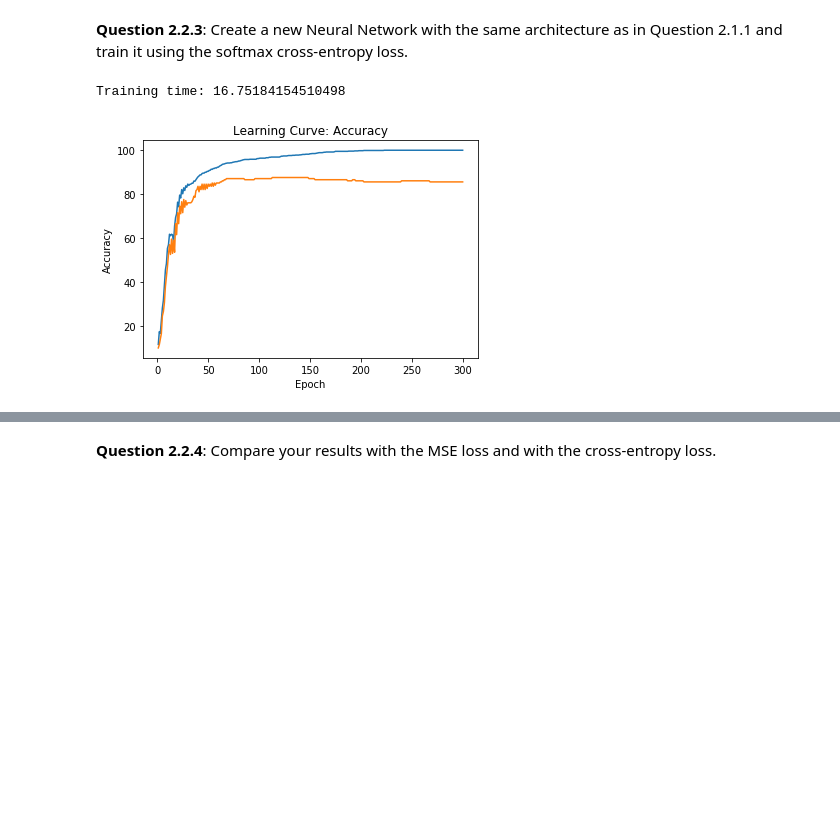
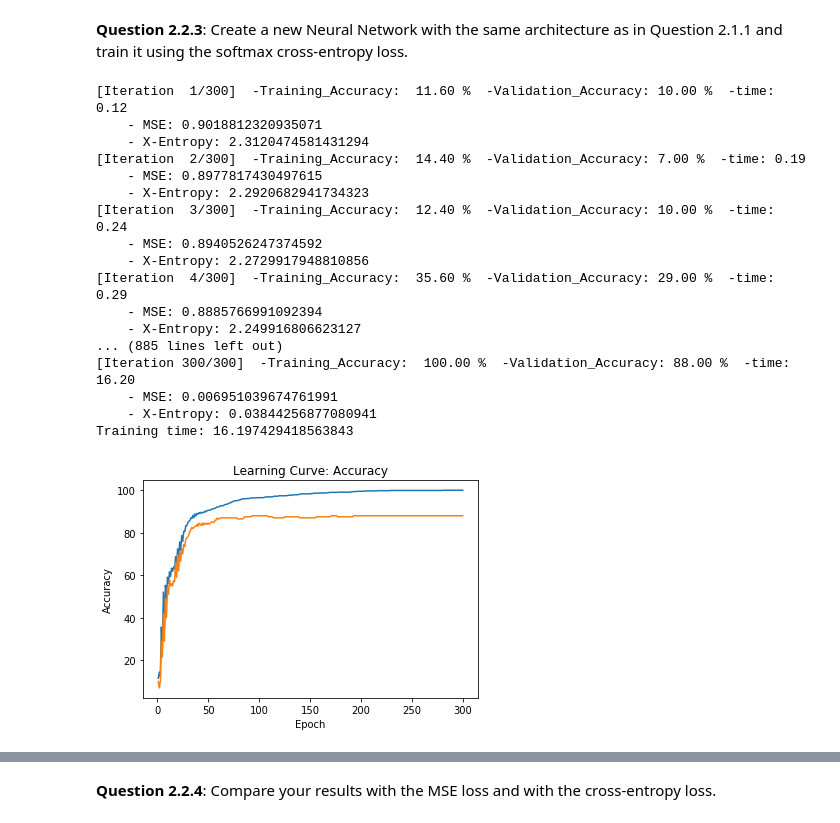
Before and after one commit to paolo-moriello/DeepLearning, a Jupyter notebook: ArtificialNeuralNetworksForHandwrittenDigitRecognition.ipynb, the cells around one changed output, grey strips where cells are left out. Saved outputs shown, nothing was run; the diff lists cells and outputs as text; code cells hidden in the pictures; blank space fills up the shorter version.

```diff
--- a/ArtificialNeuralNetworksForHandwrittenDigitRecognition.ipynb
+++ b/ArtificialNeuralNetworksForHandwrittenDigitRecognition.ipynb
@@ -585,34 +597,0 @@ After having defined the function, we will run multiple times the algorithm, wit
-# %%
-class NeuralNetwork(NeuralNetwork):
-    def train_minibatch(self, data, validation_data, iterations=50, learning_rate=5.0, batch_size=1, verbose=False):
-        import time
-        import random
-
-        start_time = time.time()
-        training_accuracies = []
-        validation_accuracies = []
-        errors = []
-        inputs  = data[0]
-        targets = data[1]
-        best_val_acc = 100*self.predict(validation_data)/len(validation_data[0])
-        best_i2h_W = self.W_input_to_hidden
-        best_h2o_W = self.W_hidden_to_output
-        for it in range(iterations):
-            # minibatches
-            batch = random.sample(list(zip(inputs, targets)), batch_size)
-            batch_input, batch_targets = zip(*batch)
-            self.feedforward(batch_input)
-            self.backpropagate(batch_targets, learning_rate=learning_rate)
-            error = batch_targets - self.o_output
-            error *= error
-            training_accuracies.append(100*self. predict(data)/len(data[0]))
-            validation_accuracies.append(100*self.predict(validation_data)/len(validation_data[0]))
-            if validation_accuracies[-1] > best_val_acc:
-                best_i2h_W = self.W_input_to_hidden
-                best_h2o_W = self.W_hidden_to_output
-            if verbose:
-                print("[Iteration %2d/%2d]  -Training_Accuracy:  %2.2f %%  -Validation_Accuracy: %2.2f %%  -time: %2.2f " %(it+1, iterations,
-                                                            training_accuracies[-1], validation_accuracies[-1], time.time() - start_time))
-                print("    - MSE:", np.sum(error)/len(batch_targets))
-        print("Training time:", time.time()-start_time)
-        plot_train_val(range(1, iterations+1), training_accuracies, validation_accuracies, "Accuracy")
@@ -699,12 +651,28 @@ class NeuralNetwork(NeuralNetwork):
 # %%
 # Define your neural network
 mnist_model_xe = NeuralNetwork(784, 30, 10)
 
 # Train NN and print accuracy on validation data
-mnist_model_xe.train_xe(small_training_data, small_validation_data, iterations=300, learning_rate=1.0)
+mnist_model_xe.train_xe(small_training_data, small_validation_data, iterations=300, learning_rate=1.0, verbose = True)
 # %% [output]
-Training time: 16.75184154510498
+[Iteration  1/300]  -Training_Accuracy:  11.60 %  -Validation_Accuracy: 10.00 %  -time: 0.12
+    - MSE: 0.9018812320935071
+    - X-Entropy: 2.3120474581431294
+[Iteration  2/300]  -Training_Accuracy:  14.40 %  -Validation_Accuracy: 7.00 %  -time: 0.19
+    - MSE: 0.8977817430497615
+    - X-Entropy: 2.2920682941734323
+[Iteration  3/300]  -Training_Accuracy:  12.40 %  -Validation_Accuracy: 10.00 %  -time: 0.24
+    - MSE: 0.8940526247374592
+    - X-Entropy: 2.2729917948810856
+[Iteration  4/300]  -Training_Accuracy:  35.60 %  -Validation_Accuracy: 29.00 %  -time: 0.29
+    - MSE: 0.8885766991092394
+    - X-Entropy: 2.249916806623127
+... (885 lines left out)
+[Iteration 300/300]  -Training_Accuracy:  100.00 %  -Validation_Accuracy: 88.00 %  -time: 16.20
+    - MSE: 0.006951039674761991
+    - X-Entropy: 0.03844256877080941
+Training time: 16.197429418563843
-[figure, old version]
+[figure, new version]
 # %%
 # Print accuracy on test data
 test_accuracy = mnist_model_xe.predict(test_data) / 100
```
Also changed, not shown: parts of 39 cells of this notebook.
